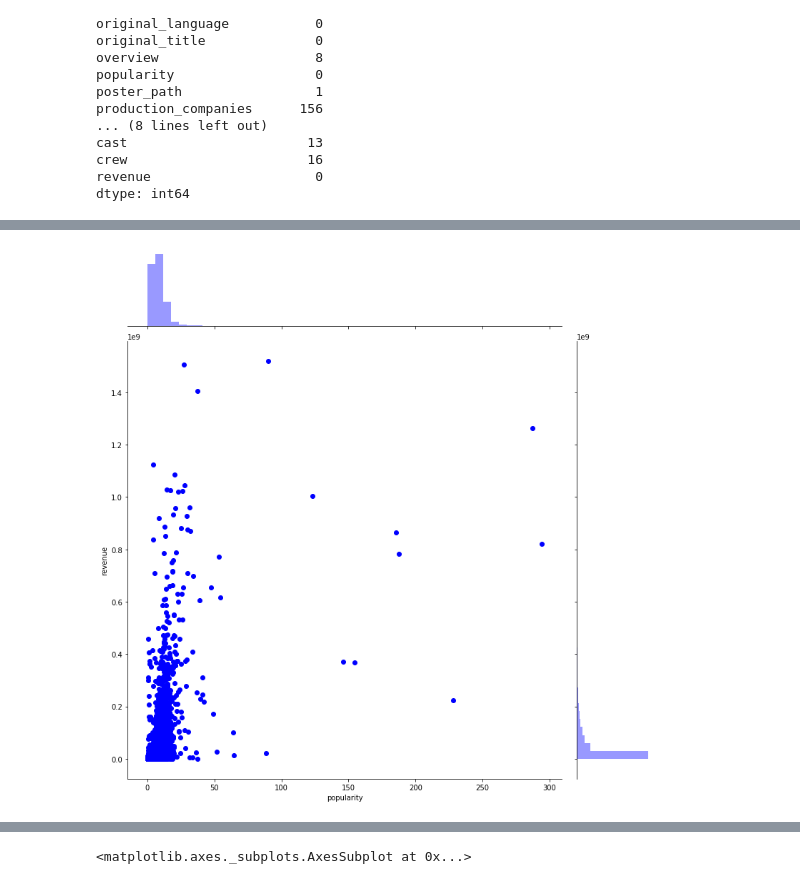
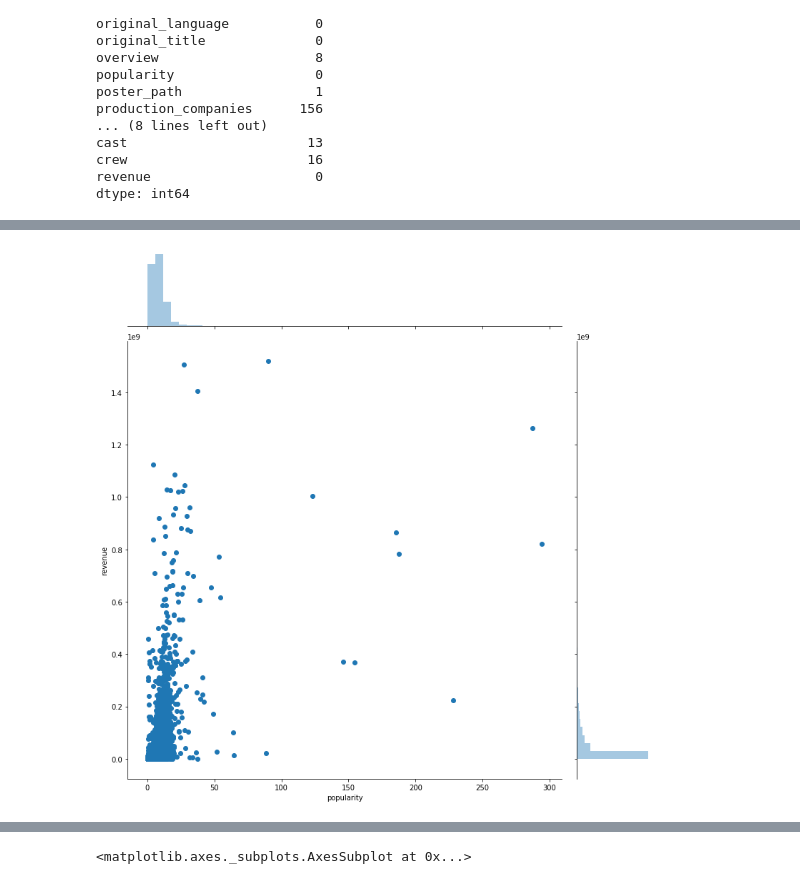
Before and after one commit to kamildoleglo/data-mining-box-office, a Jupyter notebook: ED.ipynb, the cells around one changed output, grey strips where cells are left out. Cells and saved outputs as stored; diff of their text form; code cells hidden in the pictures.

```diff
--- a/ED.ipynb
+++ b/ED.ipynb
@@ -80,6 +80,6 @@ plt.show()
 # %%
-sns.jointplot(x="popularity", y="revenue", data=train, height=11, color="b")
+sns.jointplot(x="popularity", y="revenue", data=train, height=11)
 plt.show()
 # %% [output]
-[figure, old version]
+[figure, new version]
 # %%
```
Also changed, not shown: parts of 2 cells of this notebook, 4 other files.
